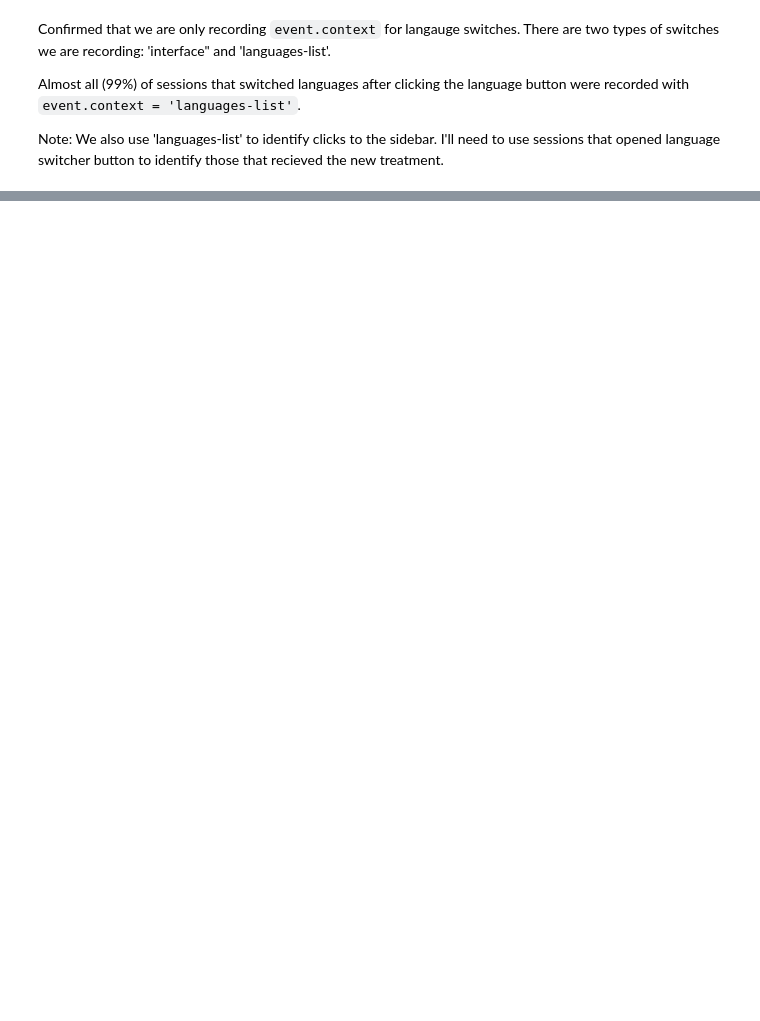
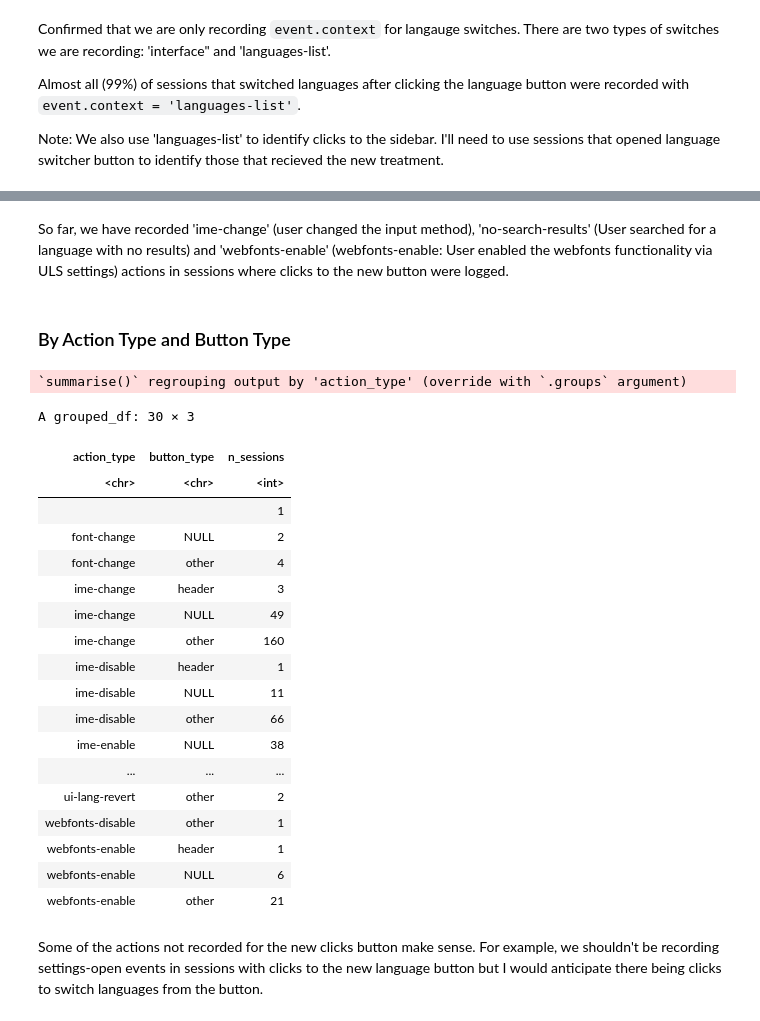
Before and after one commit to wikimedia-research/Language-Switching-Analysis-2021, a Jupyter notebook: QA/post_deployment_qa.ipynb, the cells around one changed output, grey strips where cells are left out. Drawn from its saved outputs; the diff is of its cells as text; code cells hidden in the pictures; blank space fills up the shorter version.

```diff
--- a/QA/post_deployment_qa.ipynb
+++ b/QA/post_deployment_qa.ipynb
@@ -727,0 +1250,2 @@ Note: We also use 'languages-list' to identify clicks to the sidebar. I'll need
+# %%
+more_lang_actions <-  wmfdata::query_hive(query)
@@ -727,0 +1276,34 @@ Note: We also use 'languages-list' to identify clicks to the sidebar. I'll need
+# %% [markdown]
+So far, we have recorded 'ime-change' (user changed the input method), 'no-search-results' (User searched for a language with no results) and 'webfonts-enable' (webfonts-enable: User enabled the webfonts functionality via ULS settings) actions in sessions where clicks to the new button were logged.
+# %% [markdown]
+### By Action Type and Button Type
+# %%
+# find what types of actions are recorded with all button clicks
+all_button_actions <- more_lang_actions %>%
+    group_by(action_type, button_type) %>%
+    summarise (n_sessions = n_distinct(session_id))
+
+all_button_actions
+# %% [output]
+`summarise()` regrouping output by 'action_type' (override with `.groups` argument)
+A grouped_df: 30 × 3
+| action_type | button_type | n_sessions |
+| <chr> | <chr> | <int> |
+|  |  | 1 |
+| font-change | NULL | 2 |
+| font-change | other | 4 |
+| ime-change | header | 3 |
+| ime-change | NULL | 49 |
+| ime-change | other | 160 |
+| ime-disable | header | 1 |
+| ime-disable | NULL | 11 |
+| ime-disable | other | 66 |
+| ime-enable | NULL | 38 |
+| ... | ... | ... |
+| ui-lang-revert | other | 2 |
+| webfonts-disable | other | 1 |
+| webfonts-enable | header | 1 |
+| webfonts-enable | NULL | 6 |
+| webfonts-enable | other | 21 |
+# %% [markdown]
+Some of the actions not recorded for the new clicks button make sense. For example, we shouldn't be recording settings-open events in sessions with clicks to the new language button but I would anticipate there being clicks to switch languages from the button.
```
Also changed, not shown: parts of 65 cells of this notebook.
